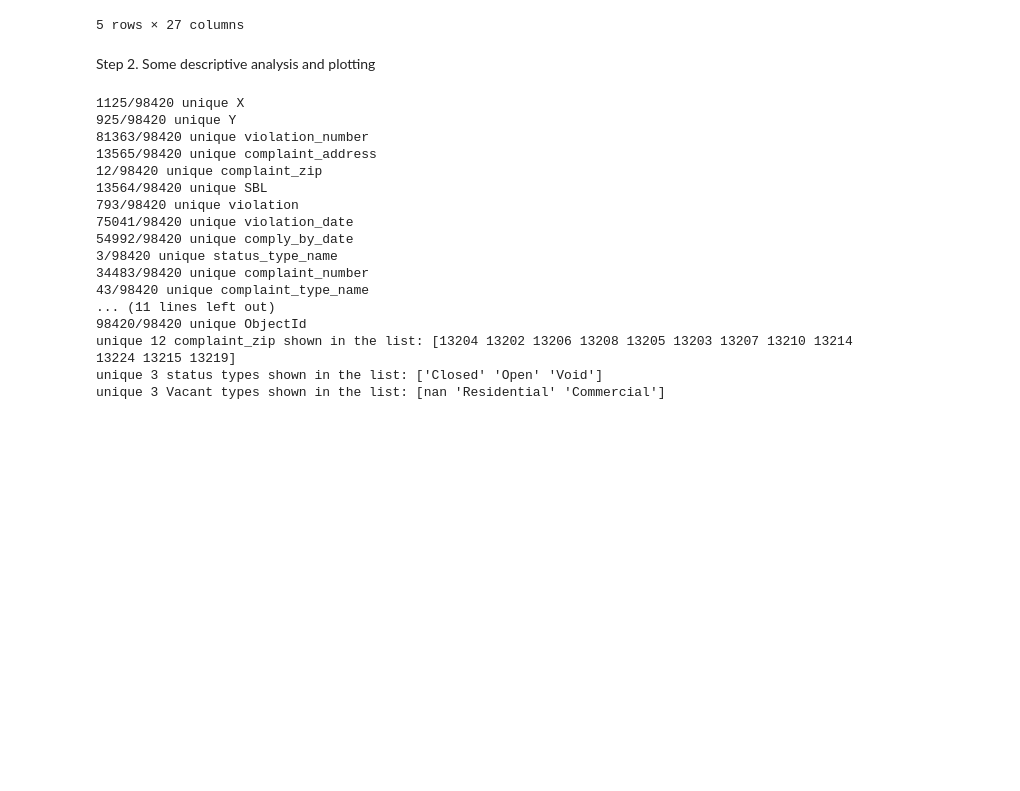
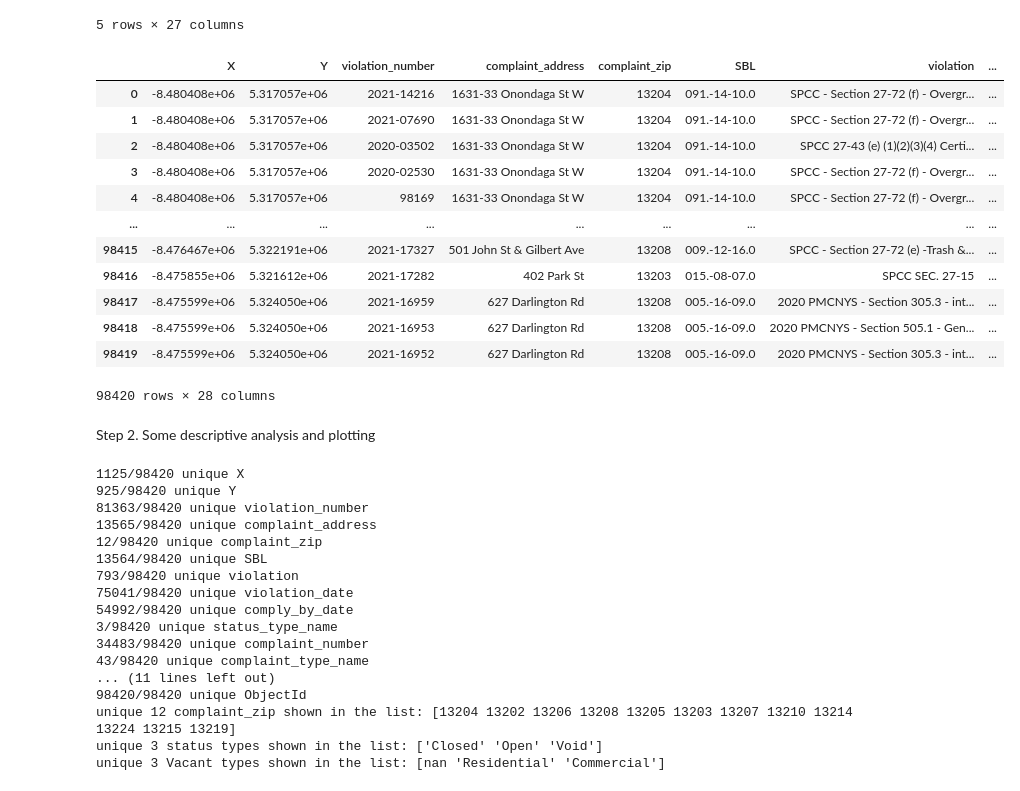
Before and after one commit to ht6631/IST_652_Project, a Jupyter notebook: ProjectAnalysis.ipynb, the cells around one changed output. Saved outputs shown, nothing was run; the diff lists cells and outputs as text; code cells hidden in the pictures; blank space fills up the shorter version.

```diff
--- a/ProjectAnalysis.ipynb
+++ b/ProjectAnalysis.ipynb
@@ -173,6 +173,30 @@ code_violations.sample(5)
 | 47111 | -8.478872e+06 | 5.319829e+06 | 2023-04085 | 607 Park Ave | 13204 | 105.-01-19.0 | SPCC 27-43 (e) (1)(2)(3)(4) Certi... | ... |
 | 69535 | -8.475833e+06 | 5.323715e+06 | 2022-05869 | 715 Wadsworth St | 13208 | 011.-01-20.0 | 2020 PMCNYS - Section 308.1 - Acc... | ... |
 5 rows × 27 columns
+# %%
+# 5. altering violation column
+violation_names = code_violations['violation'].unique()
+#print(violation_names)
+
+# the majority of violations contain the info we really want after the last hyphen
+code_violations['violation name'] = code_violations['violation']
+# adding a space before the hyphen prevents us from splitting on a range (ex: 27-15)
+code_violations['violation name'] = code_violations['violation name'].apply(lambda x: x.rsplit(' -', 1)[-1].strip())
+code_violations
+# %% [output]
+|  | X | Y | violation_number | complaint_address | complaint_zip | SBL | violation | ... |
+| 0 | -8.480408e+06 | 5.317057e+06 | 2021-14216 | 1631-33 Onondaga St W | 13204 | 091.-14-10.0 | SPCC - Section 27-72 (f) - Overgr... | ... |
+| 1 | -8.480408e+06 | 5.317057e+06 | 2021-07690 | 1631-33 Onondaga St W | 13204 | 091.-14-10.0 | SPCC - Section 27-72 (f) - Overgr... | ... |
+| 2 | -8.480408e+06 | 5.317057e+06 | 2020-03502 | 1631-33 Onondaga St W | 13204 | 091.-14-10.0 | SPCC 27-43 (e) (1)(2)(3)(4) Certi... | ... |
+| 3 | -8.480408e+06 | 5.317057e+06 | 2020-02530 | 1631-33 Onondaga St W | 13204 | 091.-14-10.0 | SPCC - Section 27-72 (f) - Overgr... | ... |
+| 4 | -8.480408e+06 | 5.317057e+06 | 98169 | 1631-33 Onondaga St W | 13204 | 091.-14-10.0 | SPCC - Section 27-72 (f) - Overgr... | ... |
+| ... | ... | ... | ... | ... | ... | ... | ... | ... |
+| 98415 | -8.476467e+06 | 5.322191e+06 | 2021-17327 | 501 John St & Gilbert Ave | 13208 | 009.-12-16.0 | SPCC - Section 27-72 (e) -Trash &... | ... |
+| 98416 | -8.475855e+06 | 5.321612e+06 | 2021-17282 | 402 Park St | 13203 | 015.-08-07.0 | SPCC SEC. 27-15 | ... |
+| 98417 | -8.475599e+06 | 5.324050e+06 | 2021-16959 | 627 Darlington Rd | 13208 | 005.-16-09.0 | 2020 PMCNYS - Section 305.3 - int... | ... |
+| 98418 | -8.475599e+06 | 5.324050e+06 | 2021-16953 | 627 Darlington Rd | 13208 | 005.-16-09.0 | 2020 PMCNYS - Section 505.1 - Gen... | ... |
+| 98419 | -8.475599e+06 | 5.324050e+06 | 2021-16952 | 627 Darlington Rd | 13208 | 005.-16-09.0 | 2020 PMCNYS - Section 305.3 - int... | ... |
+98420 rows × 28 columns
 # %% [markdown]
 Step 2. Some descriptive analysis and plotting
 # %%
```
